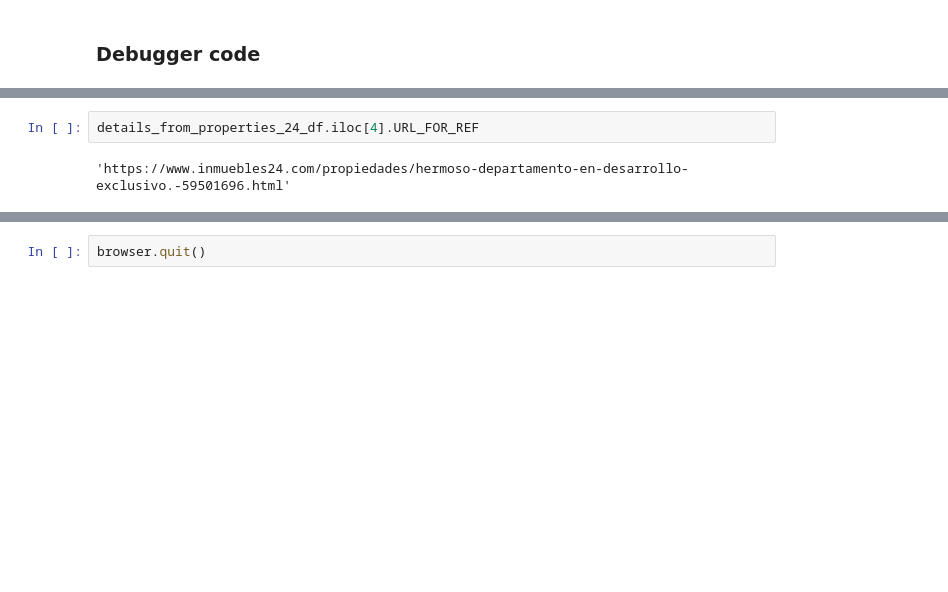
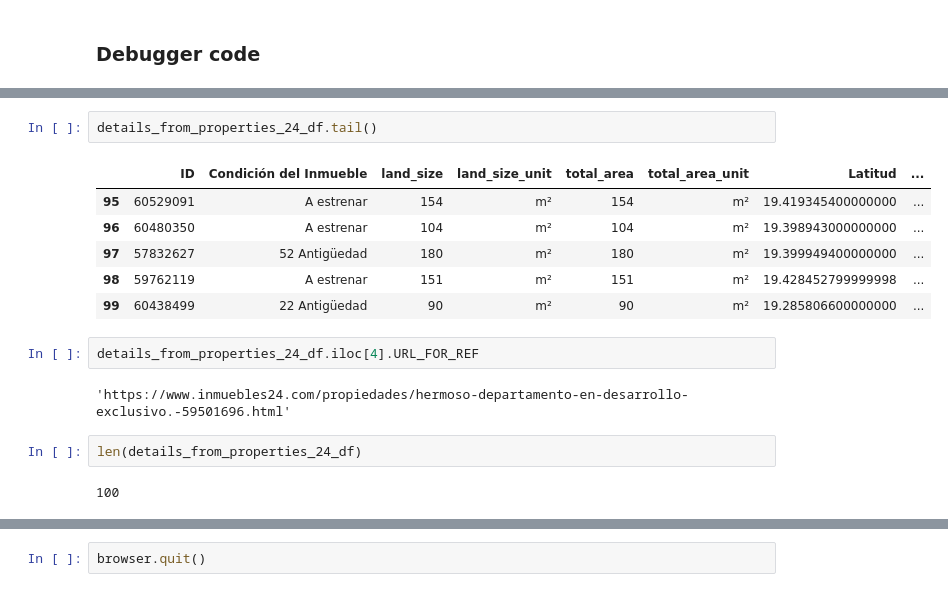
Before and after one commit to trezeget-1/meli_project, a Jupyter notebook: Inmuebles 24 - Scrape.ipynb, the cells around one changed output, grey strips where cells are left out. Drawn from its saved outputs; the diff is of its cells as text; blank space fills up the shorter version.

```diff
--- a/Inmuebles 24 - Scrape.ipynb
+++ b/Inmuebles 24 - Scrape.ipynb
@@ -971,4 +981,17 @@ details_from_properties_24_df.head()
+# %%
+details_from_properties_24_df.tail()
+# %% [output]
+|  | ID | Condición del Inmueble | land_size | land_size_unit | total_area | total_area_unit | Latitud | ... |
+| 95 | 60529091 | A estrenar | 154 | m² | 154 | m² | 19.419345400000000 | ... |
+| 96 | 60480350 | A estrenar | 104 | m² | 104 | m² | 19.398943000000000 | ... |
+| 97 | 57832627 | 52 Antigüedad | 180 | m² | 180 | m² | 19.399949400000000 | ... |
+| 98 | 59762119 | A estrenar | 151 | m² | 151 | m² | 19.428452799999998 | ... |
+| 99 | 60438499 | 22 Antigüedad | 90 | m² | 90 | m² | 19.285806600000000 | ... |
 # %%
 details_from_properties_24_df.iloc[4].URL_FOR_REF
 # %% [output]
 'https://www.inmuebles24.com/propiedades/hermoso-departamento-en-desarrollo-exclusivo.-59501696.html'
+# %%
+len(details_from_properties_24_df)
+# %% [output]
+100
```
Also changed, not shown: parts of 7 cells of this notebook.
